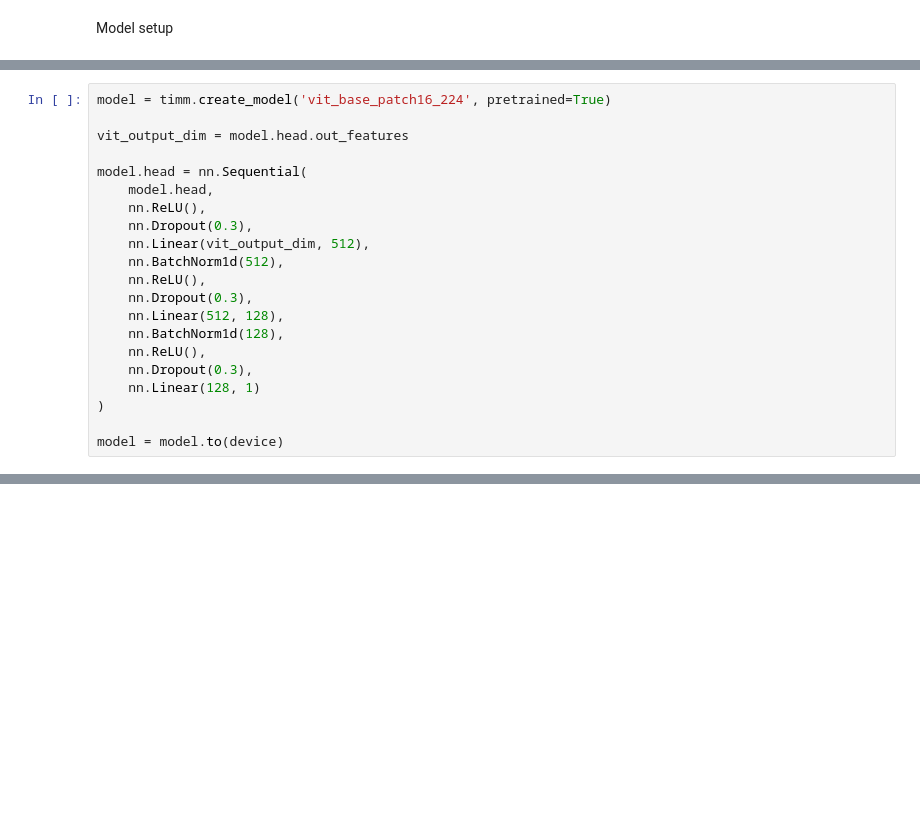
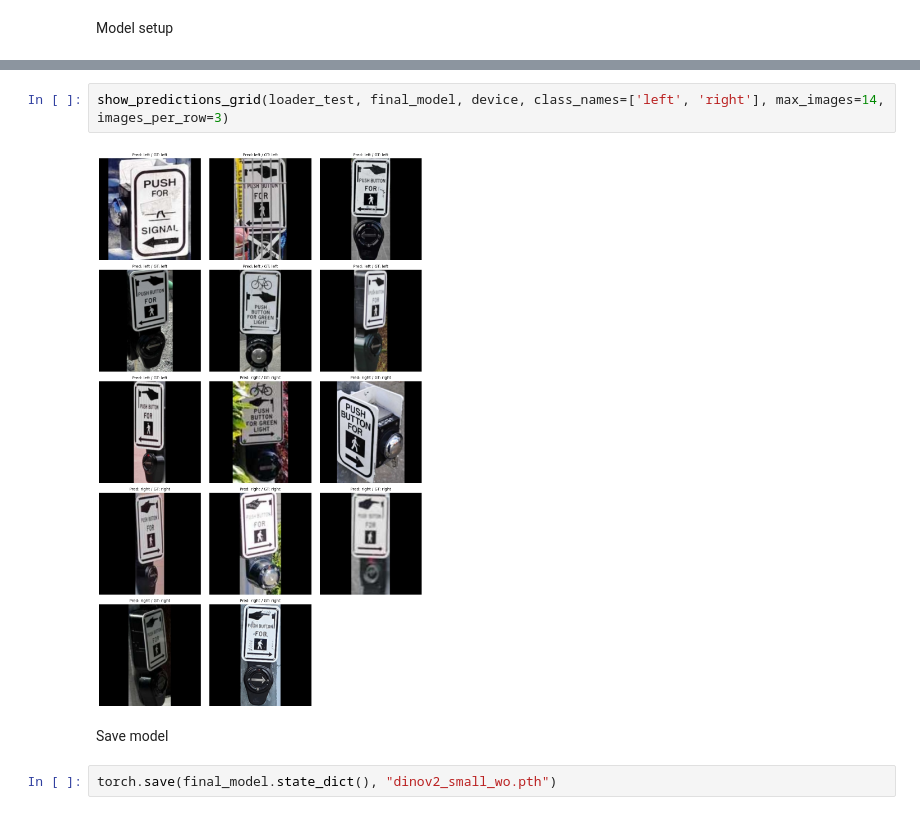
Before and after one commit to Arrokothwh/Push-Button-Heroes-Instant-Crosswalk-Button-Recognition, a Jupyter notebook: ClassificationModel/vit-B.ipynb, the cells around one changed output, grey strips where cells are left out. Cells and saved outputs as stored; diff of their text form; blank space fills up the shorter version.

```diff
--- a/ClassificationModel/vit-B.ipynb
+++ b/ClassificationModel/vit-B.ipynb
@@ -166,21 +97,0 @@ def plotpic(data):
-# %%
-model = timm.create_model('vit_base_patch16_224', pretrained=True)
-
-vit_output_dim = model.head.out_features
-
-model.head = nn.Sequential(
-    model.head,
-    nn.ReLU(),
-    nn.Dropout(0.3),
-    nn.Linear(vit_output_dim, 512),
-    nn.BatchNorm1d(512),
-    nn.ReLU(),
-    nn.Dropout(0.3),
-    nn.Linear(512, 128),
-    nn.BatchNorm1d(128),
-    nn.ReLU(),
-    nn.Dropout(0.3),
-    nn.Linear(128, 1)
-)
-
-model = model.to(device)
@@ -227,0 +249,8 @@ plotpic(data)
+# %%
+show_predictions_grid(loader_test, final_model, device, class_names=['left', 'right'], max_images=14, images_per_row=3)
+# %% [output]
+[figure, added]
+# %% [markdown]
+Save model
+# %%
+torch.save(final_model.state_dict(), "dinov2_small_wo.pth")
```
Also changed, not shown: parts of 29 cells of this notebook, 9 other files.
